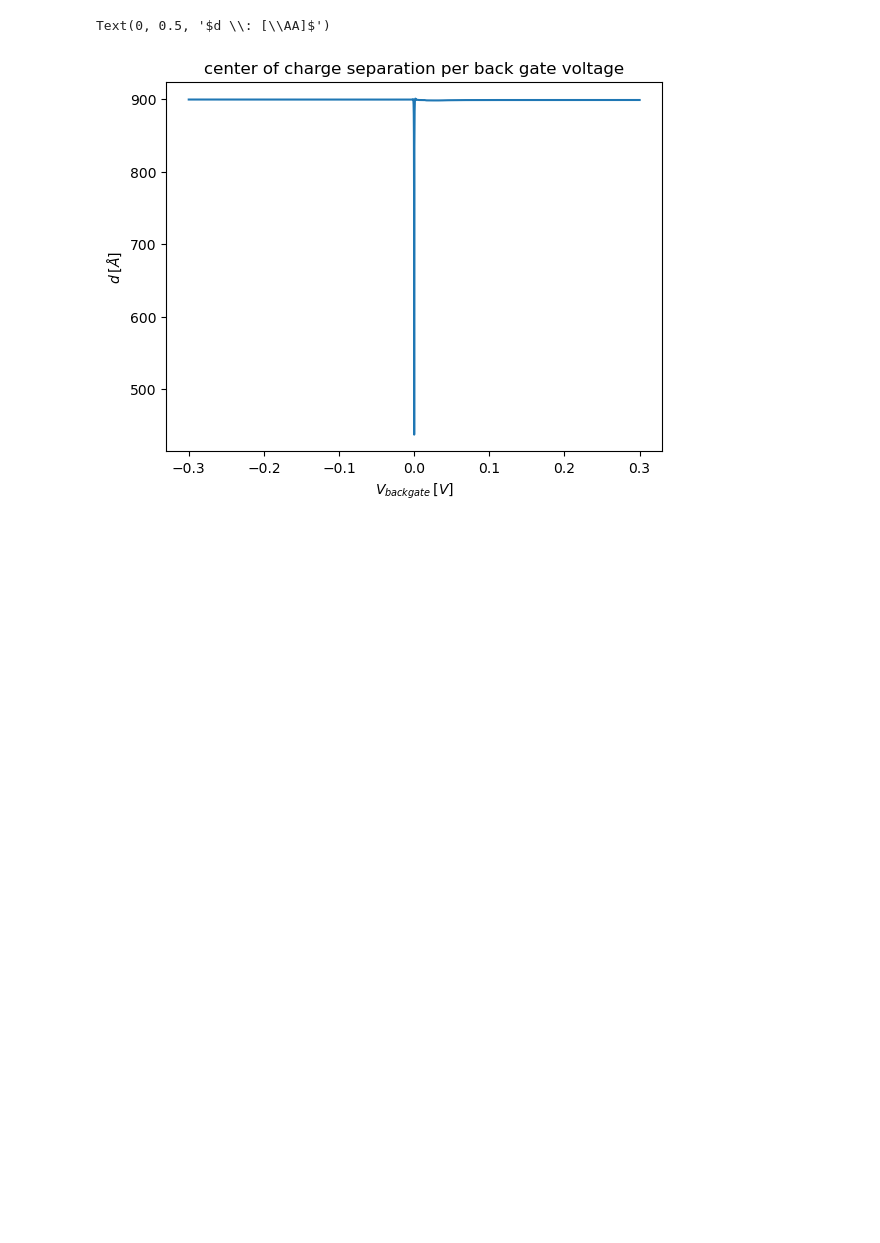
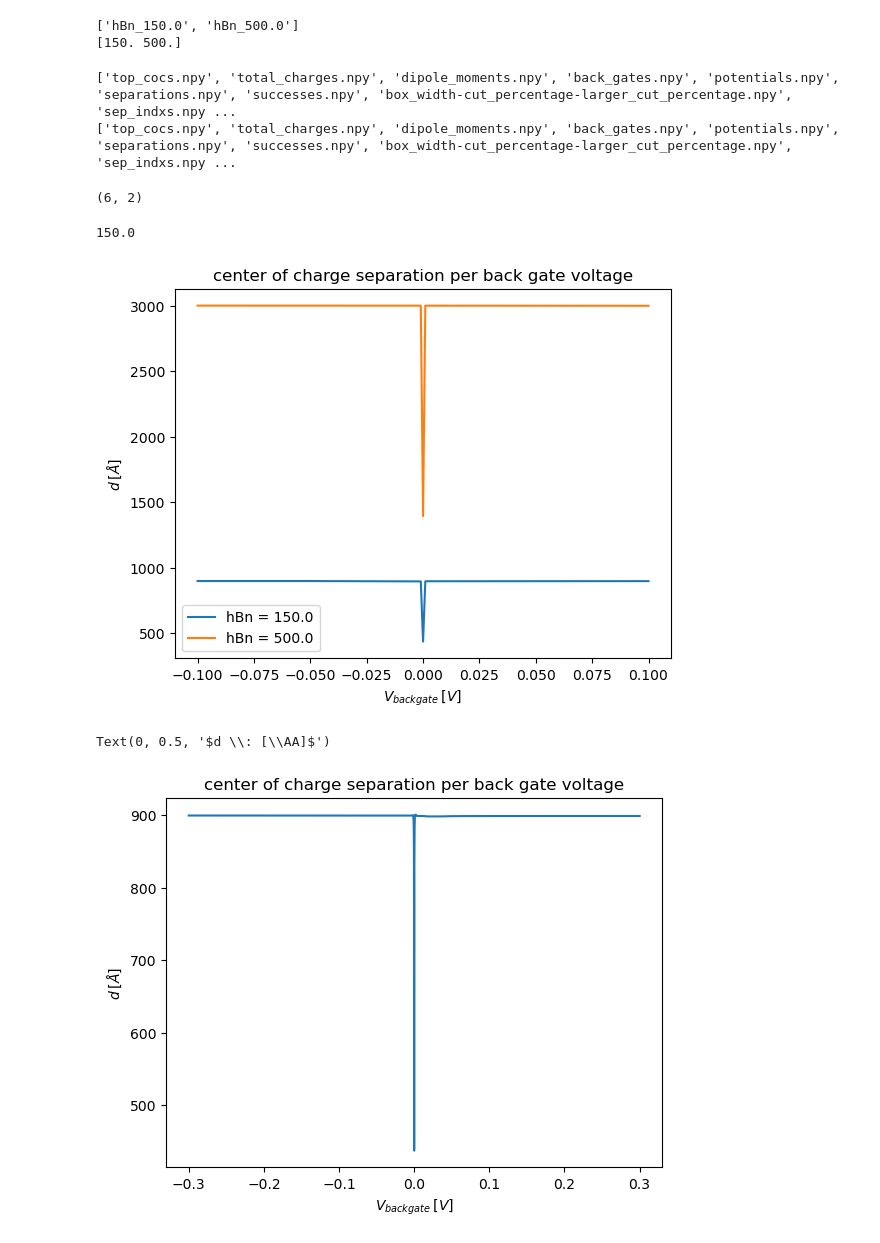
Before and after one commit to bastistoeck/Projektarbeit-1, a Jupyter notebook: results_visualization.ipynb, the cells around one changed output. Cells and saved outputs as stored; diff of their text form; code cells hidden in the pictures; blank space fills up the shorter version.

```diff
--- a/results_visualization.ipynb
+++ b/results_visualization.ipynb
@@ -6,3 +9,60 @@ import os
+# %%
+hBn_folder_names = []
+hBns = np.rint(np.linspace(15, 50, number_hBns)) * 10
+
+for i in range(number_hBns):
+    hBn_folder_names.append('hBn_' + str(hBns[i]))
+
+print(hBn_folder_names)
+print(hBns)
+# %% [output]
+['hBn_150.0', 'hBn_500.0']
+[150. 500.]
+# %%
+# load data
+data = {}
+
+for i in range(number_hBns):
+    subfolder_path = os.path.join(folder_name, hBn_folder_names[i])
+
+    file_names = os.listdir(subfolder_path)
+    print(file_names)
+
+    data[hBn_folder_names[i]] = {}
+
+    for file in file_names:
+        file_path = os.path.join(subfolder_path, file)
+        data[hBn_folder_names[i]] [file] = np.load(file_path)
+# %% [output]
+['top_cocs.npy', 'total_charges.npy', 'dipole_moments.npy', 'back_gates.npy', 'potentials.npy', 'separations.npy', 'successes.npy', 'box_width-cut_percentage-larger_cut_percentage.npy', 'sep_indxs.npy ...
+['top_cocs.npy', 'total_charges.npy', 'dipole_moments.npy', 'back_gates.npy', 'potentials.npy', 'separations.npy', 'successes.npy', 'box_width-cut_percentage-larger_cut_percentage.npy', 'sep_indxs.npy ...
+# %%
+back_gates = data[hBn_folder_names[0]] ['back_gates.npy']
+n_back_gates = back_gates.shape[0]
+
+seps = np.zeros((n_back_gates, number_hBns))
+
+for i in range(number_hBns):
+    seps[:, i] = data[hBn_folder_names[i]] ['separations.npy']
+
+print(seps.shape)
+# %% [output]
+(6, 2)
+# %%
+print(data[hBn_folder_names[0]] ['box_width-cut_percentage-larger_cut_percentage.npy'][3])
+# %% [output]
+150.0
+# %%
+for i in range(number_hBns):
+    hBn_thickness = data[hBn_folder_names[i]] ['box_width-cut_percentage-larger_cut_percentage.npy'][3]
+    plt.plot(back_gates, seps[:, i], label=f'hBn = {hBn_thickness}')
+plt.title('center of charge separation per back gate voltage')
+plt.xlabel('$V_{{backgate}} \\: [V]$')
+plt.ylabel('$d \\: [\\AA]$')
+plt.legend()
+plt.show()
+# %% [output]
+[figure, added]
 # %%
 folders = ['results_blg_-1_to_1V_hbn15', 'results_blg_-0.3_to_0.3V_hbn15', 'results_blg_-0.3_to_0.3V_hbn50', 'results_blg_-0.3_to_0.3V_hbn18',
            'results_blg_-0.3_to_0.3V_hbn24', 'results_blg_-0.3_to_0.3V_hbn27', 'results_blg_-0.3_to_0.3V_hbn30']
```
Also changed, not shown: parts of 1 cell of this notebook, 2 other files.
